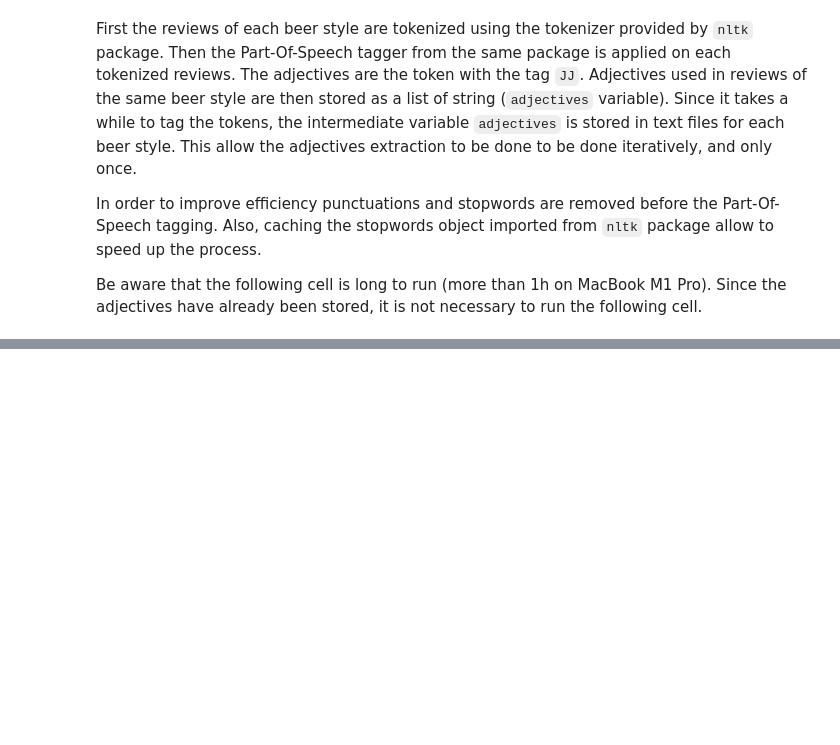
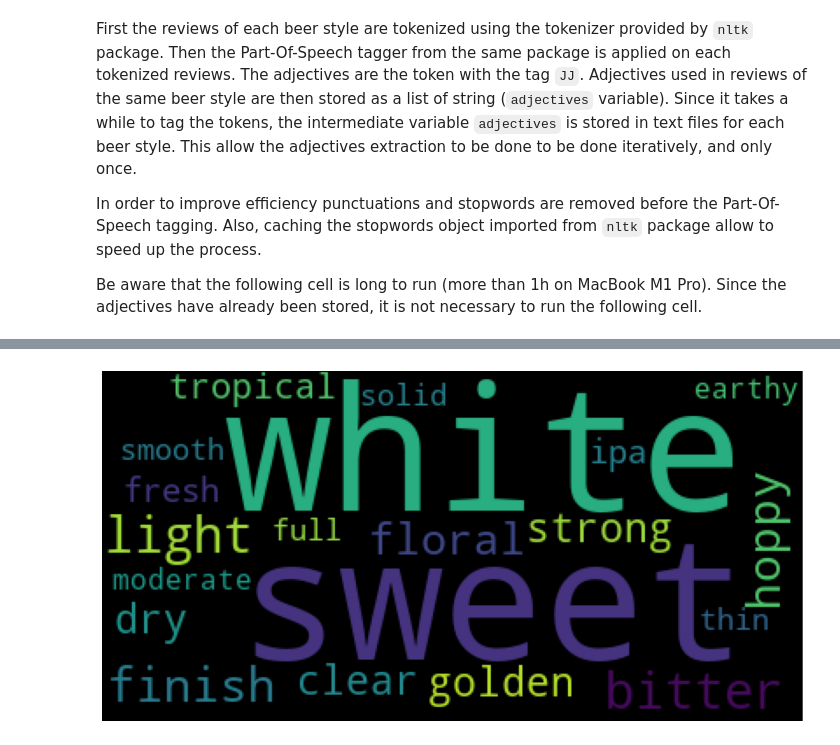
Before and after one commit to epfl-ada/ada-2022-project-toohottohoot, a Jupyter notebook: milestone3/nlp.ipynb, the cells around one changed output, grey strips where cells are left out. Cells and saved outputs as stored; diff of their text form; code cells hidden in the pictures; blank space fills up the shorter version.

```diff
--- a/milestone3/nlp.ipynb
+++ b/milestone3/nlp.ipynb
@@ -185,0 +242,9 @@ plt.show()
+# %%
+wordcloud = WordCloud(background_color="black", max_words=20).generate_from_frequencies(TF_IDF.loc['India Pale Ales'])
+
+plt.figure(figsize=(15,8))
+plt.imshow(wordcloud)
+plt.axis("off")
+plt.show()
+# %% [output]
+[figure, added]
```
Also changed, not shown: parts of 18 cells of this notebook.
